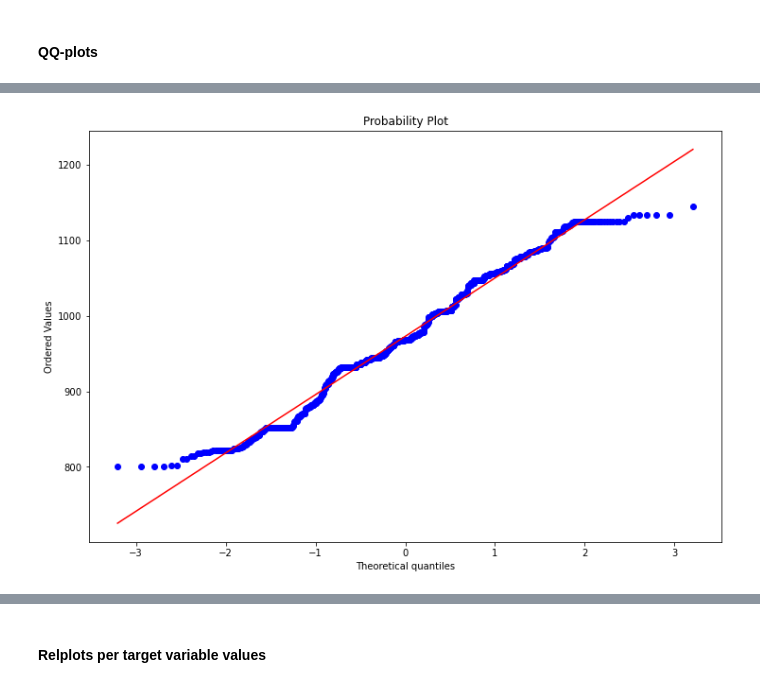
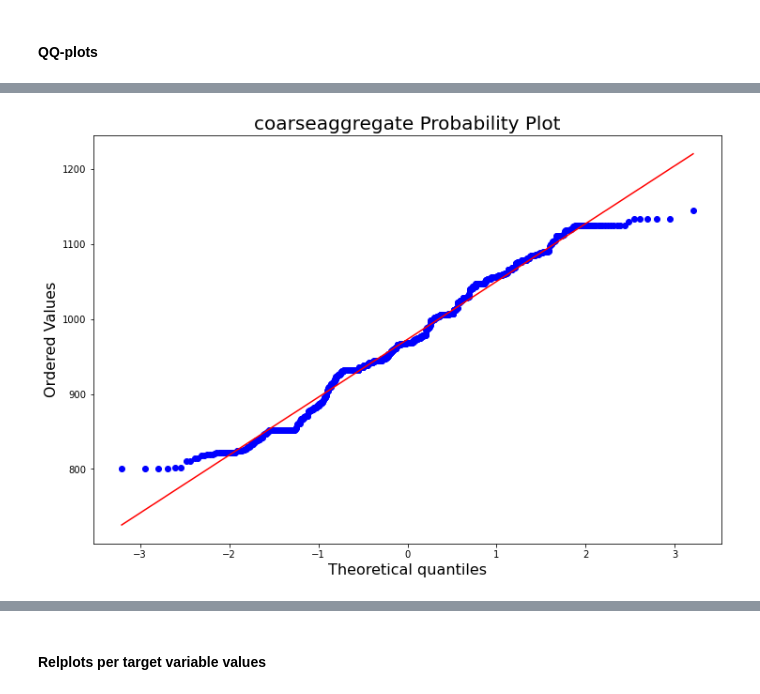
Before and after one commit to ZasadnyJan/Concrete_strength_regression, a Jupyter notebook: Main_notebook.ipynb, the cells around one changed output, grey strips where cells are left out. Saved outputs shown, nothing was run; the diff lists cells and outputs as text; code cells hidden in the pictures.

```diff
--- a/Main_notebook.ipynb
+++ b/Main_notebook.ipynb
@@ -102,9 +105,10 @@ df.describe()
 # %%
 skewness = round(df["csMPa"].skew(), 2)
+kurtosis = round(df["csMPa"].kurt(), 2)
 
 plt.figure(figsize=(16, 6))
 sns.histplot(x="csMPa", kde=True, bins=30, data=df)
-plt.title("csMPa distribution, skewness= " + str(skewness), fontsize=20)
+plt.title("csMPa distribution, skewness= " + str(skewness) + ", kurtosis= " +str(kurtosis), fontsize=20)
 plt.xlabel("csMPa", fontsize=16)
 plt.ylabel("Count", fontsize=16)
 plt.xticks(fontsize=10)
@@ -141,10 +150,11 @@ df_vars_num=df.drop('csMPa', axis=1)
 for col_name in df_vars_num:
 
     skewness = round(df_vars_num[col_name].skew(), 2)
+    kurtosis = round(df_vars_num[col_name].kurt(), 2)
 
     plt.figure(figsize=(16, 6))
     sns.histplot(x=col_name, kde=True, bins=30, data=df_vars_num)
-    plt.title(col_name+ " distribution, skewness= "+str(skewness), fontsize=20)
+    plt.title(col_name+ " distribution, skewness= "+str(skewness)+ ", kurtosis= " +str(kurtosis), fontsize=20)
     plt.xlabel(col_name, fontsize=16)
     plt.ylabel("Count", fontsize=16)
     plt.xticks(fontsize=10)
@@ -185,5 +194,10 @@ for col_name in df_vars_num:
 for col_name in df_vars_num:
     plt.figure(figsize=(12, 8))
     res = stats.probplot(df[col_name], plot=plt)
+    plt.title(col_name + " Probability Plot", fontsize=20)
+    plt.xlabel("Theoretical quantiles", fontsize=16)
+    plt.ylabel("Ordered Values", fontsize=16)
+    plt.xticks(fontsize=10)
+    plt.yticks(fontsize=10)
     plt.show()
 # %% [output]
@@ -195 +209 @@ for col_name in df_vars_num:
-[figure, old version]
+[figure, new version]
```
Also changed, not shown: parts of 54 cells of this notebook.
